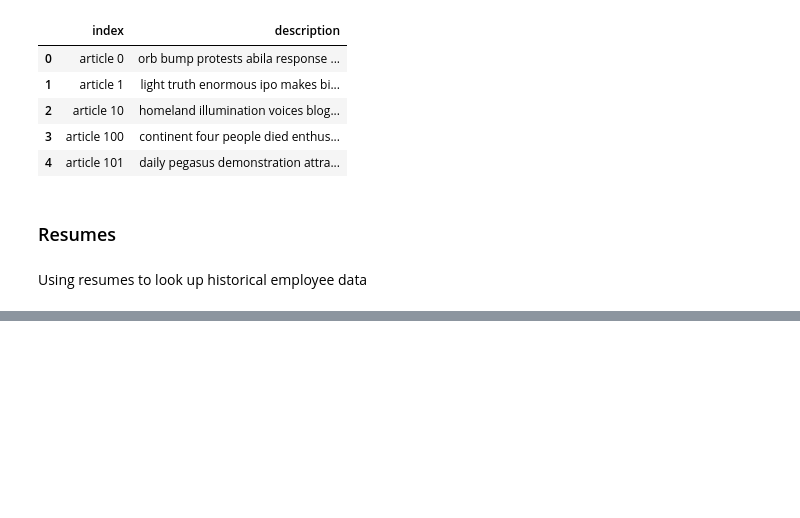
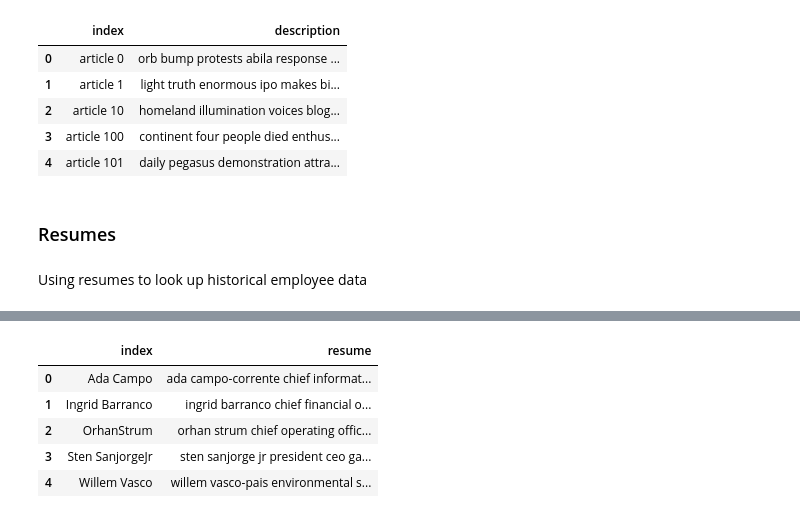
Before and after one commit to hypothetical-lemon/COMP4449-capstone, a Jupyter notebook: final/KronosKidnapping/heather_lemon_final_kidnappingreport.ipynb, the cells around one changed output, grey strips where cells are left out. Cells and saved outputs as stored; diff of their text form; code cells hidden in the pictures; blank space fills up the shorter version.

```diff
--- a/final/KronosKidnapping/heather_lemon_final_kidnappingreport.ipynb
+++ b/final/KronosKidnapping/heather_lemon_final_kidnappingreport.ipynb
@@ -274,0 +328,32 @@ resume_df = pd.read_csv('resumes/')
+# %%
+def clean_text_resume(text):
+    text = re.sub(r'<[^>?]*>', '', text)
+    text_list = text.split()
+    text_words = []
+    punctuation = set(string.punctuation)
+
+    for word in text_list:
+        while len(word) > 0 and word[0] in punctuation:
+            word = word[1:]
+
+        while len(word) > 0 and word[-1] in punctuation:
+            word = word[:-1]
+
+        word = word.replace(',', '')
+        word = word.replace('\"', '')
+        word = word.replace('\'', '')
+
+        if len(word) > 0 and "/" not in word:
+            text_words.append(word.lower())
+        cleaner_text = " ".join(text_words)
+    return cleaner_text
+
+resumes_df['resume'] = resumes_df['resume'].apply(clean_text_resume)
+resumes_df.head()
+# %% [output]
+|  | index | resume |
+| 0 | Ada Campo | ada campo-corrente chief informat... |
+| 1 | Ingrid Barranco | ingrid barranco chief financial o... |
+| 2 | OrhanStrum | orhan strum chief operating offic... |
+| 3 | Sten SanjorgeJr | sten sanjorge jr president ceo ga... |
+| 4 | Willem Vasco | willem vasco-pais environmental s... |
```
Also changed, not shown: parts of 5 cells of this notebook.
